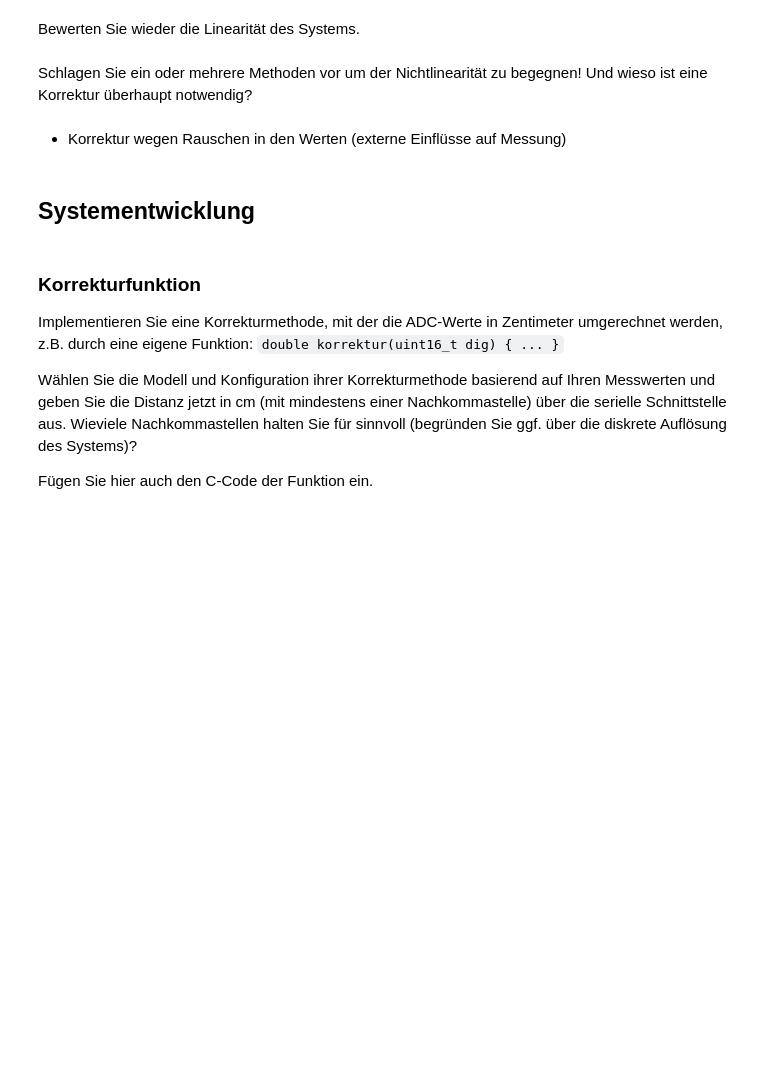
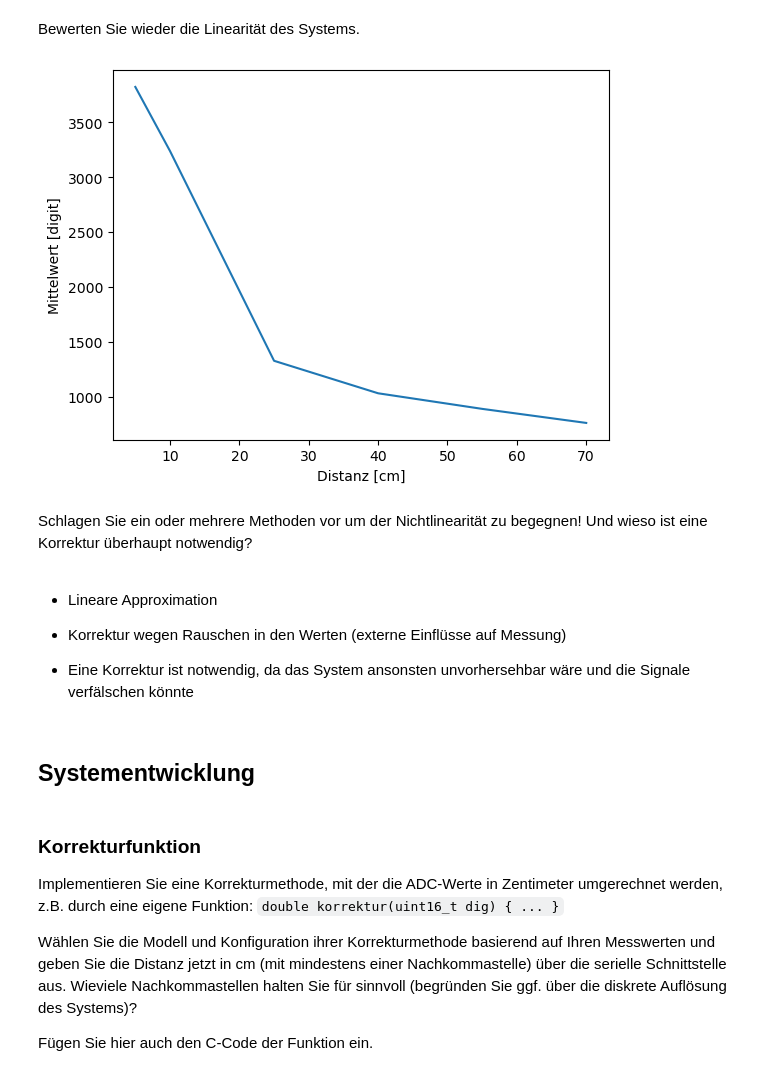
Before and after one commit to kanuphamm/ISS_Praktikum, a Jupyter notebook: Praktikum1/Praktikum1.ipynb, the cells around one changed output. Cells and saved outputs as stored; diff of their text form; code cells hidden in the pictures; blank space fills up the shorter version.

Commit message:
Tabellen für die Analyse des Systemverhaltens

```diff
--- a/Praktikum1/Praktikum1.ipynb
+++ b/Praktikum1/Praktikum1.ipynb
@@ -208,10 +219,25 @@ Nehmen Sie für die sechs Entfernungen (s.o.) jeweils sechs aufeinander folgende
 # %% [markdown]
 Bewerten Sie wieder die Linearität des Systems.
+# %%
+figure, achse = plt.subplots()
+mittelwerte = [3822, 3238, 1327, 1031, 889, 761]
+
+achse.set_xlabel('Distanz [cm]')
+achse.set_ylabel('Mittelwert [digit]')
+
+plt.plot(distanzen, mittelwerte)
+
+# show the plot
+plt.show()
+# %% [output]
+[figure, added]
 # %% [markdown]
 Schlagen Sie ein oder mehrere Methoden vor um der Nichtlinearität zu begegnen! Und wieso ist eine Korrektur überhaupt notwendig?
 # %% [markdown]
+- Lineare Approximation
+- Korrektur wegen Rauschen in den Werten (externe Einflüsse auf Messung)
 
-- Korrektur wegen Rauschen in den Werten (externe Einflüsse auf Messung)
+- Eine Korrektur ist notwendig, da das System ansonsten unvorhersehbar wäre und die Signale verfälschen könnte
 # %% [markdown]
 ## Systementwicklung
 # %% [markdown]
```
Also changed, not shown: parts of 2 cells of this notebook.
